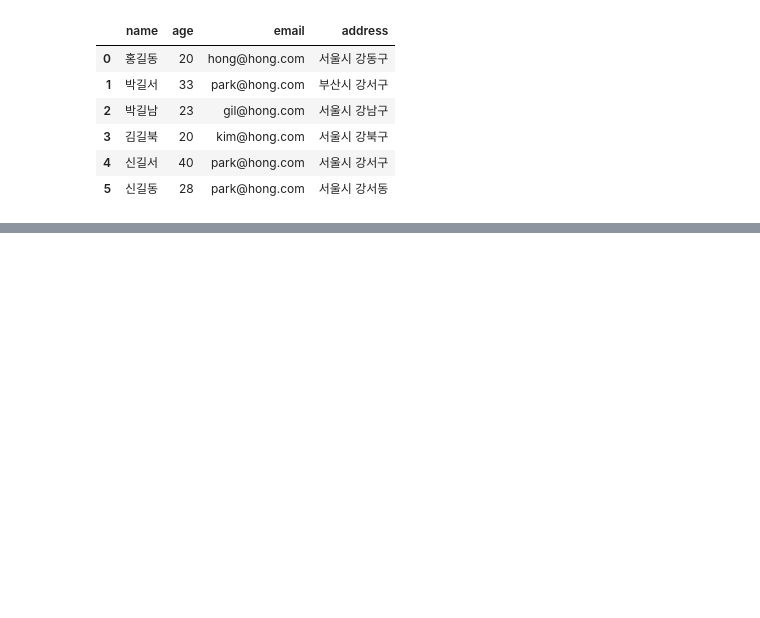
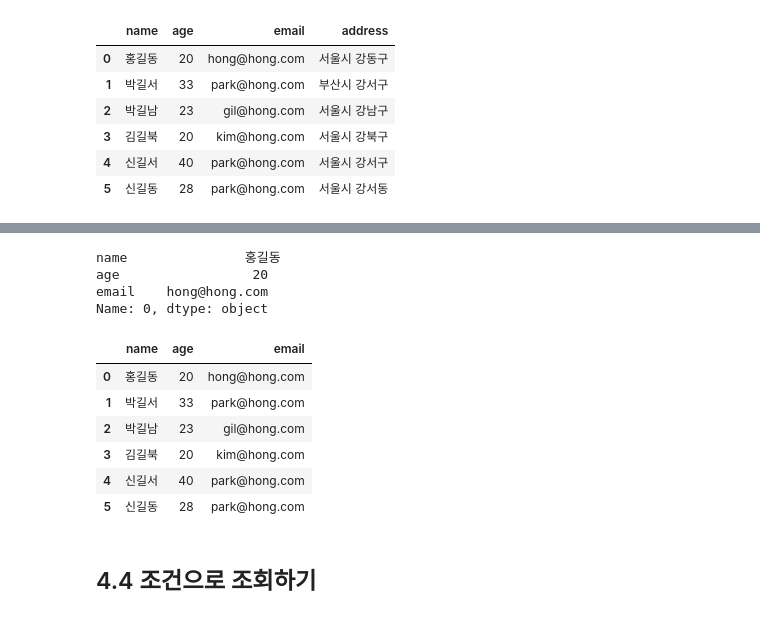
Before and after one commit to comlec/rapa, a Jupyter notebook: source/Python/ch10_Pandas(데이터프레임,시리즈).ipynb, the cells around one changed output, grey strips where cells are left out. Saved outputs shown, nothing was run; the diff lists cells and outputs as text; code cells hidden in the pictures; blank space fills up the shorter version.

```diff
--- a/source/Python/ch10_Pandas(데이터프레임,시리즈).ipynb
+++ b/source/Python/ch10_Pandas(데이터프레임,시리즈).ipynb
@@ -328,0 +423,18 @@ member
+# %%
+member.iloc[0, 0:3] # 0열부터 3열 앞까지
+# %% [output]
+name               홍길동
+age                 20
+email    hong@hong.com
+Name: 0, dtype: object
+# %%
+# 맨 오른쪽 열을 제외하고 출력
+member.iloc[:, :-1]
+# %% [output]
+|  | name | age | email |
+| 0 | 홍길동 | 20 | hong@hong.com |
+| 1 | 박길서 | 33 | park@hong.com |
+| 2 | 박길남 | 23 | gil@hong.com |
+| 3 | 김길북 | 20 | kim@hong.com |
+| 4 | 신길서 | 40 | park@hong.com |
+| 5 | 신길동 | 28 | park@hong.com |
@@ -328,0 +444,2 @@ member
+# %% [markdown]
+## 4.4 조건으로 조회하기
```
Also changed, not shown: parts of 13 cells of this notebook.
